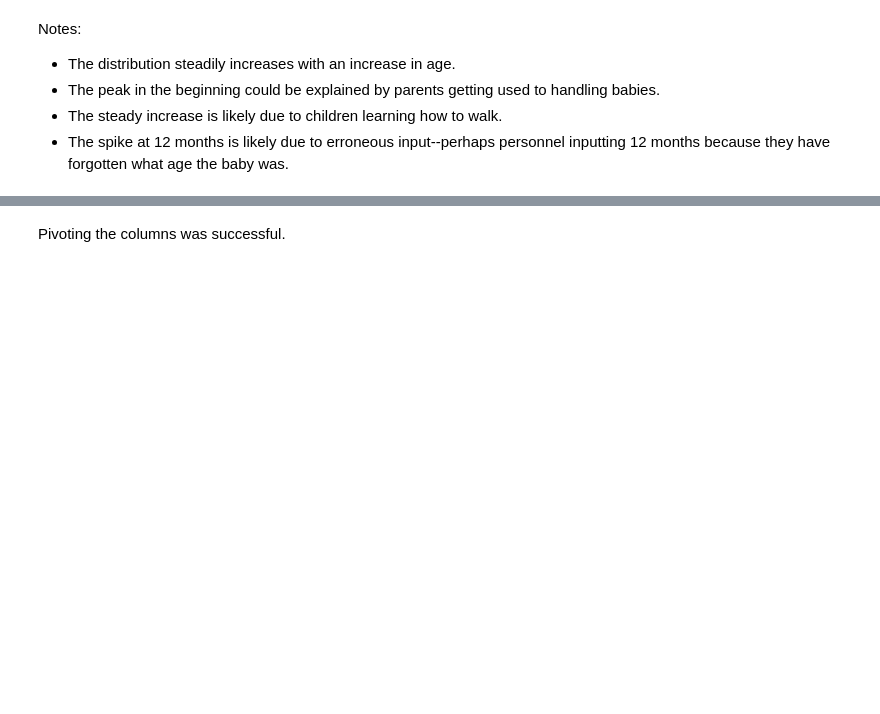
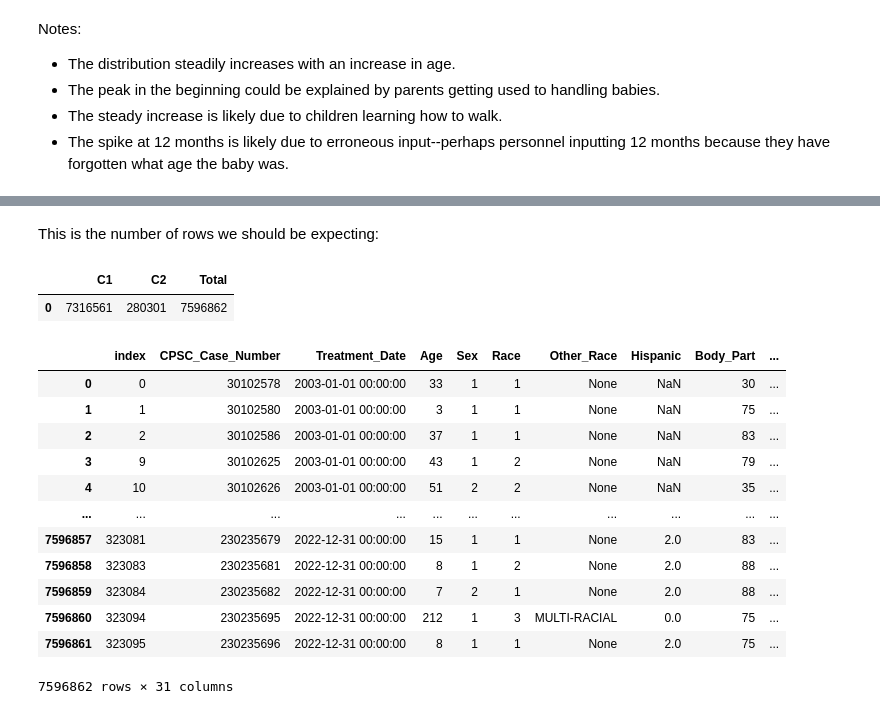
Before and after one commit to yzaya/NEISS-Dash-Analysis, a Jupyter notebook: NEISS-Analysis.ipynb, the cells around one changed output, grey strips where cells are left out. Cells and saved outputs as stored; diff of their text form; code cells hidden in the pictures; blank space fills up the shorter version.

```diff
--- a/NEISS-Analysis.ipynb
+++ b/NEISS-Analysis.ipynb
@@ -1619,2 +1719,40 @@ view
-# %% [markdown]
-Pivoting the columns was successful.
+# %% [markdown]
+This is the number of rows we should be expecting:
+# %%
+view = pd.read_sql(
+'''
+
+SELECT C1, C2, C1 + C2 as Total
+    FROM (SELECT count(Diagnosis) as C1, count(Diagnosis_2) as C2
+            FROM all_neiss_x)
+
+'''
+, neiss_conn)
+view
+# %% [output]
+|  | C1 | C2 | Total |
+| 0 | 7316561 | 280301 | 7596862 |
+# %%
+view = pd.read_sql(
+'''
+
+SELECT *
+FROM neiss_diag
+
+'''
+, neiss_conn)
+view
+# %% [output]
+|  | index | CPSC_Case_Number | Treatment_Date | Age | Sex | Race | Other_Race | Hispanic | Body_Part | ... |
+| 0 | 0 | 30102578 | 2003-01-01 00:00:00 | 33 | 1 | 1 | None | NaN | 30 | ... |
+| 1 | 1 | 30102580 | 2003-01-01 00:00:00 | 3 | 1 | 1 | None | NaN | 75 | ... |
+| 2 | 2 | 30102586 | 2003-01-01 00:00:00 | 37 | 1 | 1 | None | NaN | 83 | ... |
+| 3 | 9 | 30102625 | 2003-01-01 00:00:00 | 43 | 1 | 2 | None | NaN | 79 | ... |
+| 4 | 10 | 30102626 | 2003-01-01 00:00:00 | 51 | 2 | 2 | None | NaN | 35 | ... |
+| ... | ... | ... | ... | ... | ... | ... | ... | ... | ... | ... |
+| 7596857 | 323081 | 230235679 | 2022-12-31 00:00:00 | 15 | 1 | 1 | None | 2.0 | 83 | ... |
+| 7596858 | 323083 | 230235681 | 2022-12-31 00:00:00 | 8 | 1 | 2 | None | 2.0 | 88 | ... |
+| 7596859 | 323084 | 230235682 | 2022-12-31 00:00:00 | 7 | 2 | 1 | None | 2.0 | 88 | ... |
+| 7596860 | 323094 | 230235695 | 2022-12-31 00:00:00 | 212 | 1 | 3 | MULTI-RACIAL | 0.0 | 75 | ... |
+| 7596861 | 323095 | 230235696 | 2022-12-31 00:00:00 | 8 | 1 | 1 | None | 2.0 | 75 | ... |
+7596862 rows × 31 columns
```
Also changed, not shown: parts of 35 cells of this notebook.
